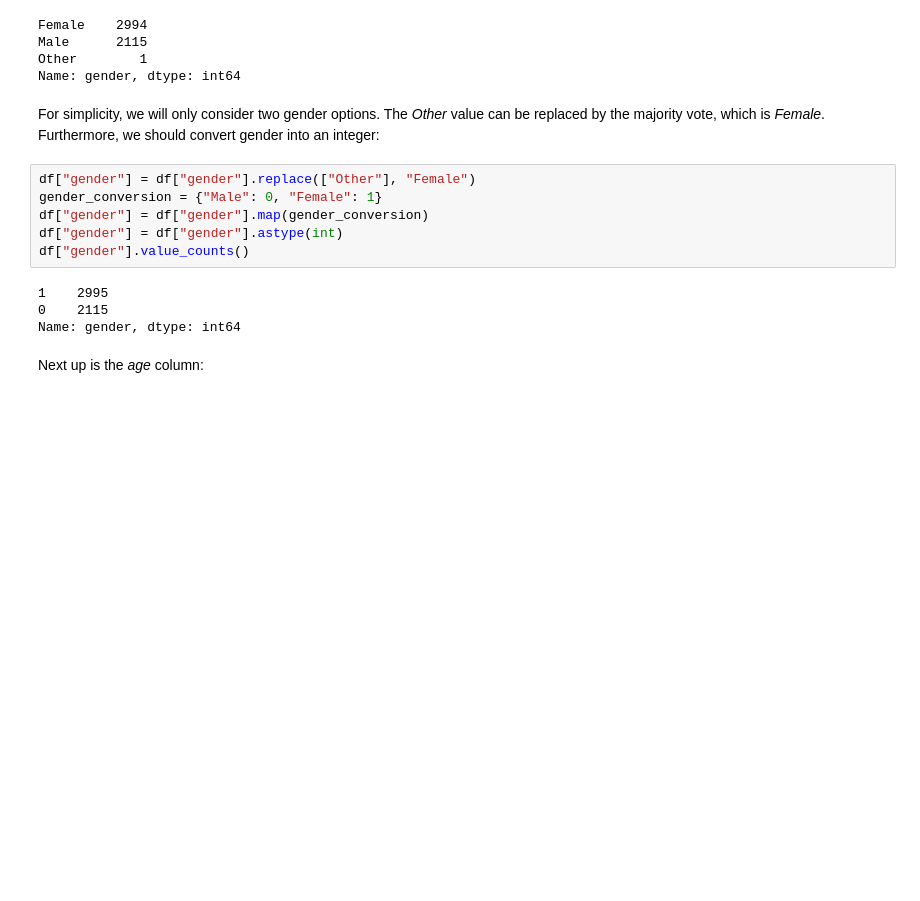
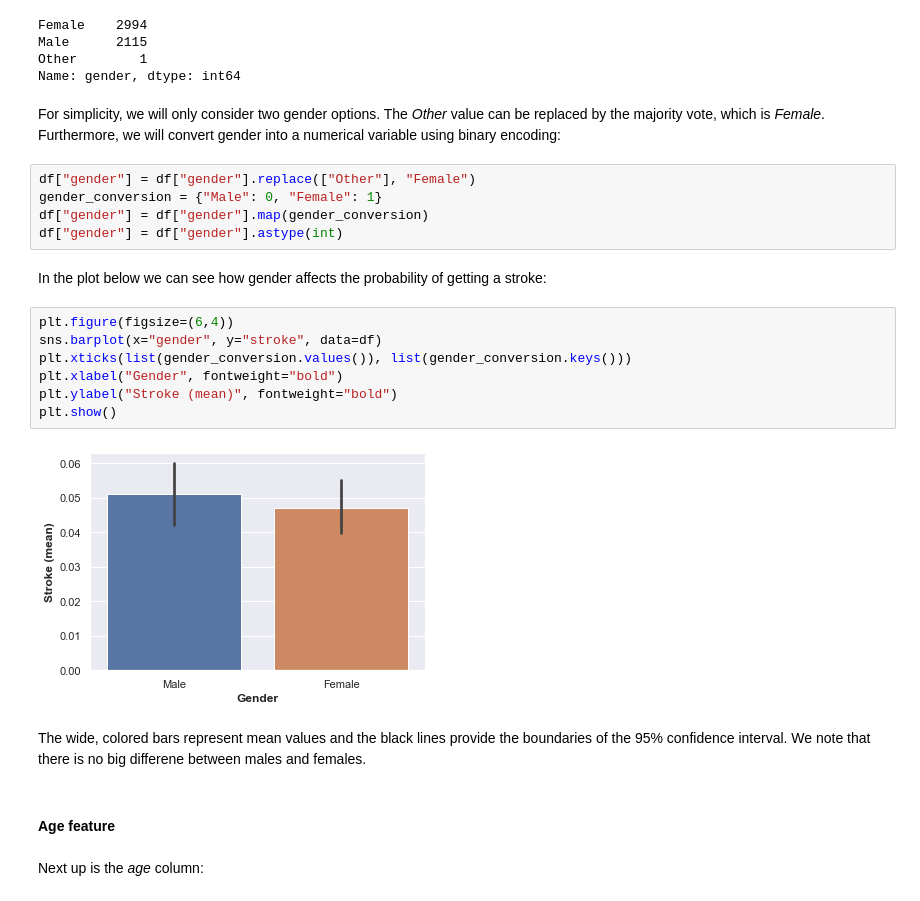
Before and after one commit to tvdaal/stroke-predictions, a Jupyter notebook: stroke_analysis.ipynb, the cells around one changed output. Drawn from its saved outputs; the diff is of its cells as text; blank space fills up the shorter version.

```diff
--- a/stroke_analysis.ipynb
+++ b/stroke_analysis.ipynb
@@ -95,17 +106,27 @@ Male      2115
 Other        1
 Name: gender, dtype: int64
 # %% [markdown]
-For simplicity, we will only consider two gender options. The *Other* value can be replaced by the majority vote, which is *Female*. Furthermore, we should convert gender into an integer:
+For simplicity, we will only consider two gender options. The *Other* value can be replaced by the majority vote, which is *Female*. Furthermore, we will convert gender into a numerical variable using binary encoding:
 # %%
 df["gender"] = df["gender"].replace(["Other"], "Female")
 gender_conversion = {"Male": 0, "Female": 1}
 df["gender"] = df["gender"].map(gender_conversion)
 df["gender"] = df["gender"].astype(int)
-df["gender"].value_counts()
-# %% [output]
-1    2995
-0    2115
-Name: gender, dtype: int64
+# %% [markdown]
+In the plot below we can see how gender affects the probability of getting a stroke:
+# %%
+plt.figure(figsize=(6,4))
+sns.barplot(x="gender", y="stroke", data=df)
+plt.xticks(list(gender_conversion.values()), list(gender_conversion.keys()))
+plt.xlabel("Gender", fontweight="bold")
+plt.ylabel("Stroke (mean)", fontweight="bold")
+plt.show()
+# %% [output]
+[figure, added]
+# %% [markdown]
+The wide, colored bars represent mean values and the black lines provide the boundaries of the 95% confidence interval. We note that there is no big differene between males and females.
+# %% [markdown]
+#### Age feature
 # %% [markdown]
 Next up is the *age* column:
 # %%
```
Also changed, not shown: parts of 66 cells of this notebook.
